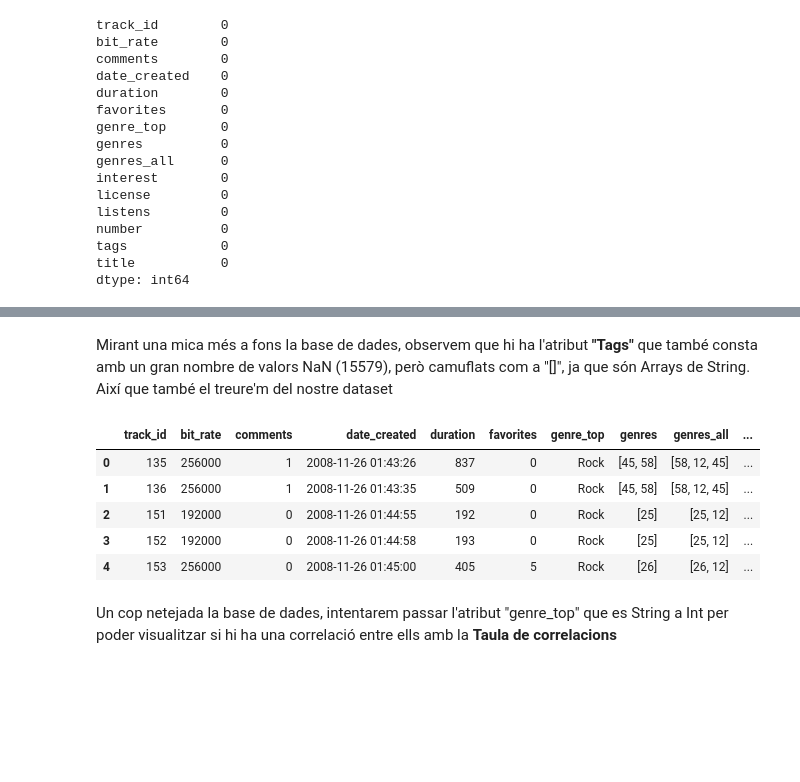
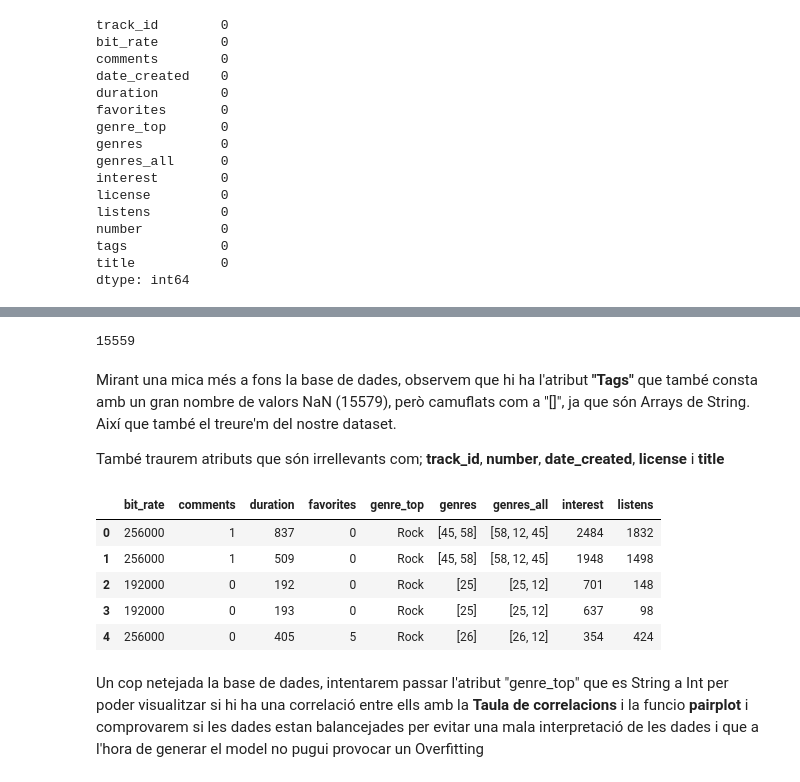
Before and after one commit to Rogerbenedito/English-song-data-from-2008-2017, a Jupyter notebook: Untitled.ipynb, the cells around one changed output, grey strips where cells are left out. Drawn from its saved outputs; the diff is of its cells as text; code cells hidden in the pictures; blank space fills up the shorter version.

Commit message:
Update Untitled.ipynb
Neteja final d'atributs innecessaris

```diff
--- a/Untitled.ipynb
+++ b/Untitled.ipynb
@@ -170,18 +177,32 @@ dtype: int64
-# %% [markdown]
-Mirant una mica més a fons la base de dades, observem que hi ha l'atribut **"Tags"** que també consta amb un gran nombre de valors NaN (15579), però camuflats com a "[]", ja que són Arrays de String.
-Així que també el treure'm del nostre dataset
-# %%
-dataset = dataset.drop(columns=['tags'])
-dataset.head()
-# %% [output]
-|  | track_id | bit_rate | comments | date_created | duration | favorites | genre_top | genres | genres_all | ... |
-| 0 | 135 | 256000 | 1 | 2008-11-26 01:43:26 | 837 | 0 | Rock | [45, 58] | [58, 12, 45] | ... |
-| 1 | 136 | 256000 | 1 | 2008-11-26 01:43:35 | 509 | 0 | Rock | [45, 58] | [58, 12, 45] | ... |
-| 2 | 151 | 192000 | 0 | 2008-11-26 01:44:55 | 192 | 0 | Rock | [25] | [25, 12] | ... |
-| 3 | 152 | 192000 | 0 | 2008-11-26 01:44:58 | 193 | 0 | Rock | [25] | [25, 12] | ... |
-| 4 | 153 | 256000 | 0 | 2008-11-26 01:45:00 | 405 | 5 | Rock | [26] | [26, 12] | ... |
-# %% [markdown]
-Un cop netejada la base de dades, intentarem passar l'atribut "genre_top" que es String a Int per poder visualitzar si hi ha una correlació entre ells amb la **Taula de correlacions**
+# %%
+#Contem cuantes vagades apareix el valor "[]" en la columne de Tags
+(dataset['tags'] == "[]").sum()
+# %% [output]
+15559
+# %% [markdown]
+Mirant una mica més a fons la base de dades, observem que hi ha l'atribut **"Tags"** que també consta amb un gran nombre de valors NaN (15579), però camuflats com a "[]", ja que són Arrays de String.
+Així que també el treure'm del nostre dataset.
+
+També traurem atributs que són irrellevants com; **track_id**, **number**, **date_created**, **license** i **title**
+# %%
+dataset = dataset.drop(columns=['tags'])
+
+dataset = dataset.drop(columns=['track_id'])
+dataset = dataset.drop(columns=['number'])
+dataset = dataset.drop(columns=['date_created'])
+dataset = dataset.drop(columns=['license'])
+dataset = dataset.drop(columns=['title'])
+
+dataset.head()
+# %% [output]
+|  | bit_rate | comments | duration | favorites | genre_top | genres | genres_all | interest | listens |
+| 0 | 256000 | 1 | 837 | 0 | Rock | [45, 58] | [58, 12, 45] | 2484 | 1832 |
+| 1 | 256000 | 1 | 509 | 0 | Rock | [45, 58] | [58, 12, 45] | 1948 | 1498 |
+| 2 | 192000 | 0 | 192 | 0 | Rock | [25] | [25, 12] | 701 | 148 |
+| 3 | 192000 | 0 | 193 | 0 | Rock | [25] | [25, 12] | 637 | 98 |
+| 4 | 256000 | 0 | 405 | 5 | Rock | [26] | [26, 12] | 354 | 424 |
+# %% [markdown]
+Un cop netejada la base de dades, intentarem passar l'atribut "genre_top" que es String a Int per poder visualitzar si hi ha una correlació entre ells amb la **Taula de correlacions** i la funcio **pairplot** i comprovarem si les dades estan balancejades per evitar una mala interpretació de les dades i que a l'hora de generar el model no pugui provocar un Overfitting
 # %%
 #Cambiem el valor de "Rock" per 0 i el valor de "Hip-Hop" per 1
 dataset.loc[dataset['genre_top'] == "Rock", 'genre_top'] = 0
```
Also changed, not shown: parts of 13 cells of this notebook.
